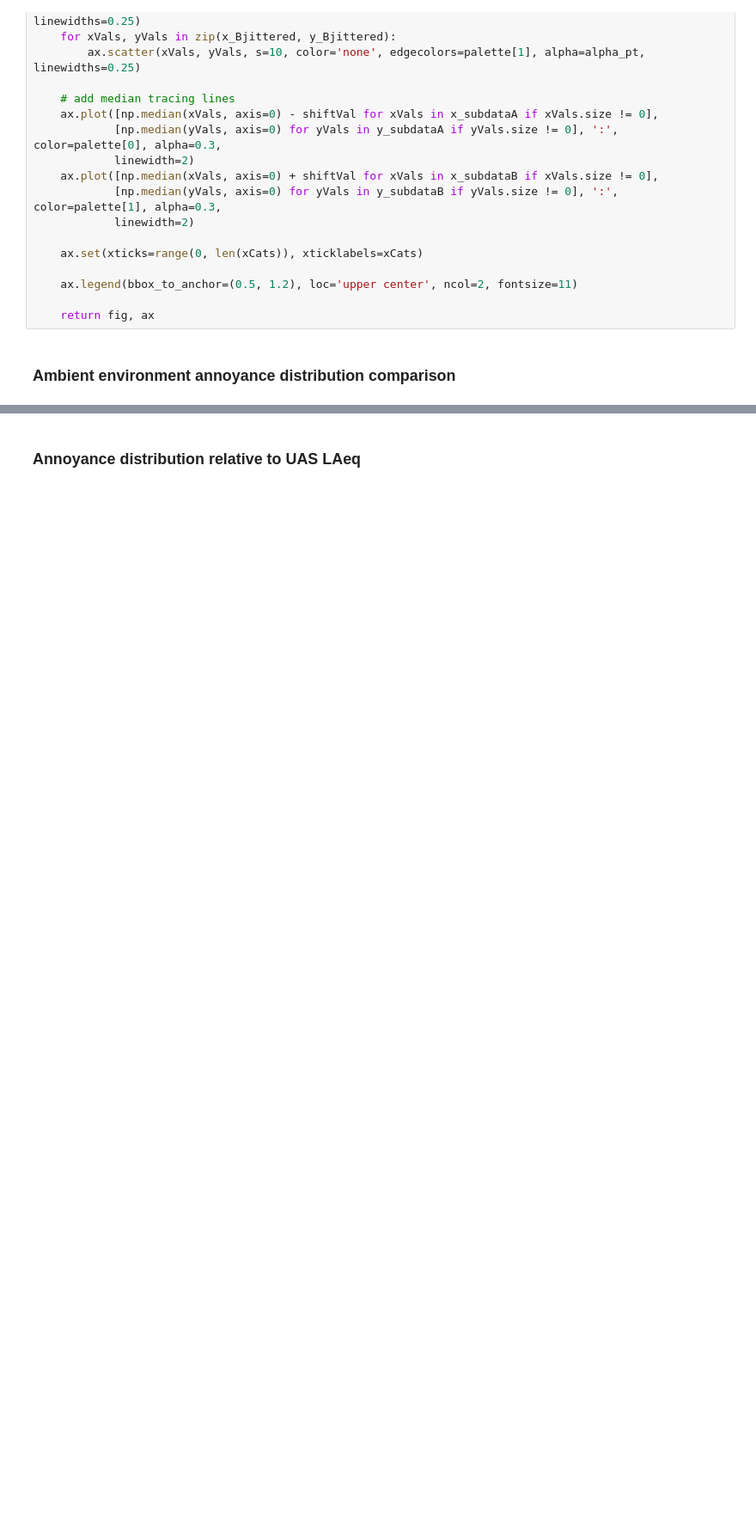
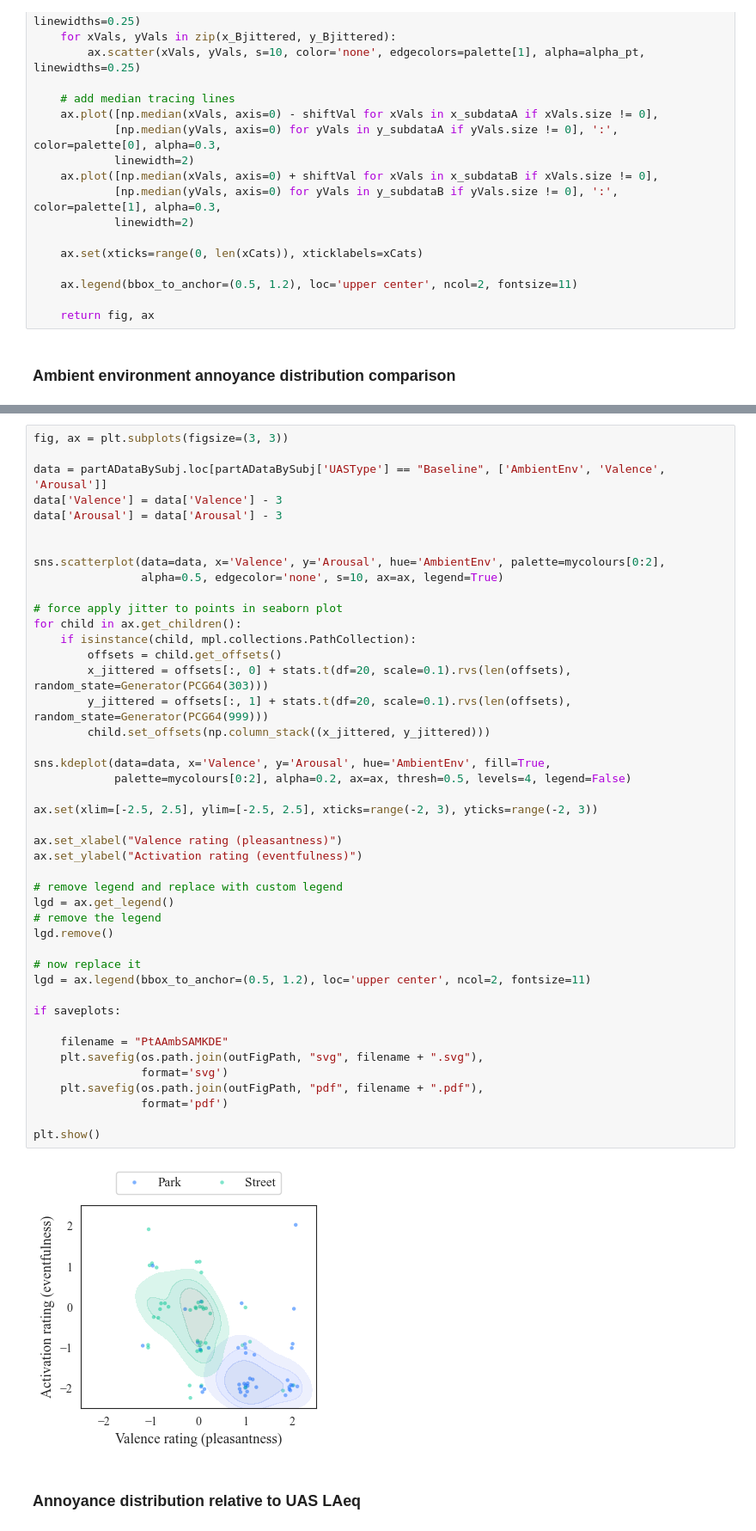
Before and after one commit to acoustics-code-salford/refmap-psychoacoustics, a Jupyter notebook: src/refmap_psychoacoustics/notebooks/refmap_listest1_analysis_EDA_partA.ipynb, the cells around one changed output, grey strips where cells are left out. Shown at 86% size. Cells and saved outputs as stored; diff of their text form; blank space fills up the shorter version.

```diff
--- a/src/refmap_psychoacoustics/notebooks/refmap_listest1_analysis_EDA_partA.ipynb
+++ b/src/refmap_psychoacoustics/notebooks/refmap_listest1_analysis_EDA_partA.ipynb
@@ -416,3 +400,49 @@ plt.show()
+# %%
+fig, ax = plt.subplots(figsize=(3, 3))
+
+data = partADataBySubj.loc[partADataBySubj['UASType'] == "Baseline", ['AmbientEnv', 'Valence', 'Arousal']]
+data['Valence'] = data['Valence'] - 3
+data['Arousal'] = data['Arousal'] - 3
+
+
+sns.scatterplot(data=data, x='Valence', y='Arousal', hue='AmbientEnv', palette=mycolours[0:2],
+                alpha=0.5, edgecolor='none', s=10, ax=ax, legend=True)
+
+# force apply jitter to points in seaborn plot
+for child in ax.get_children():
+    if isinstance(child, mpl.collections.PathCollection):
+        offsets = child.get_offsets()
+        x_jittered = offsets[:, 0] + stats.t(df=20, scale=0.1).rvs(len(offsets), random_state=Generator(PCG64(303)))
+        y_jittered = offsets[:, 1] + stats.t(df=20, scale=0.1).rvs(len(offsets), random_state=Generator(PCG64(999)))
+        child.set_offsets(np.column_stack((x_jittered, y_jittered)))
+
+sns.kdeplot(data=data, x='Valence', y='Arousal', hue='AmbientEnv', fill=True,
+            palette=mycolours[0:2], alpha=0.2, ax=ax, thresh=0.5, levels=4, legend=False)
+
+ax.set(xlim=[-2.5, 2.5], ylim=[-2.5, 2.5], xticks=range(-2, 3), yticks=range(-2, 3))
+
+ax.set_xlabel("Valence rating (pleasantness)")
+ax.set_ylabel("Activation rating (eventfulness)")
+
+# remove legend and replace with custom legend
+lgd = ax.get_legend()
+# remove the legend
+lgd.remove()
+
+# now replace it
+lgd = ax.legend(bbox_to_anchor=(0.5, 1.2), loc='upper center', ncol=2, fontsize=11)
+
+if saveplots:
+
+    filename = "PtAAmbSAMKDE"
+    plt.savefig(os.path.join(outFigPath, "svg", filename + ".svg"),
+                format='svg')
+    plt.savefig(os.path.join(outFigPath, "pdf", filename + ".pdf"),
+                format='pdf')
+
+plt.show()
+# %% [output]
+[figure, added]
 # %% [markdown]
 ### Annoyance distribution relative to UAS LAeq
 # %%
```
Also changed, not shown: parts of 13 cells of this notebook, 12 other files.
